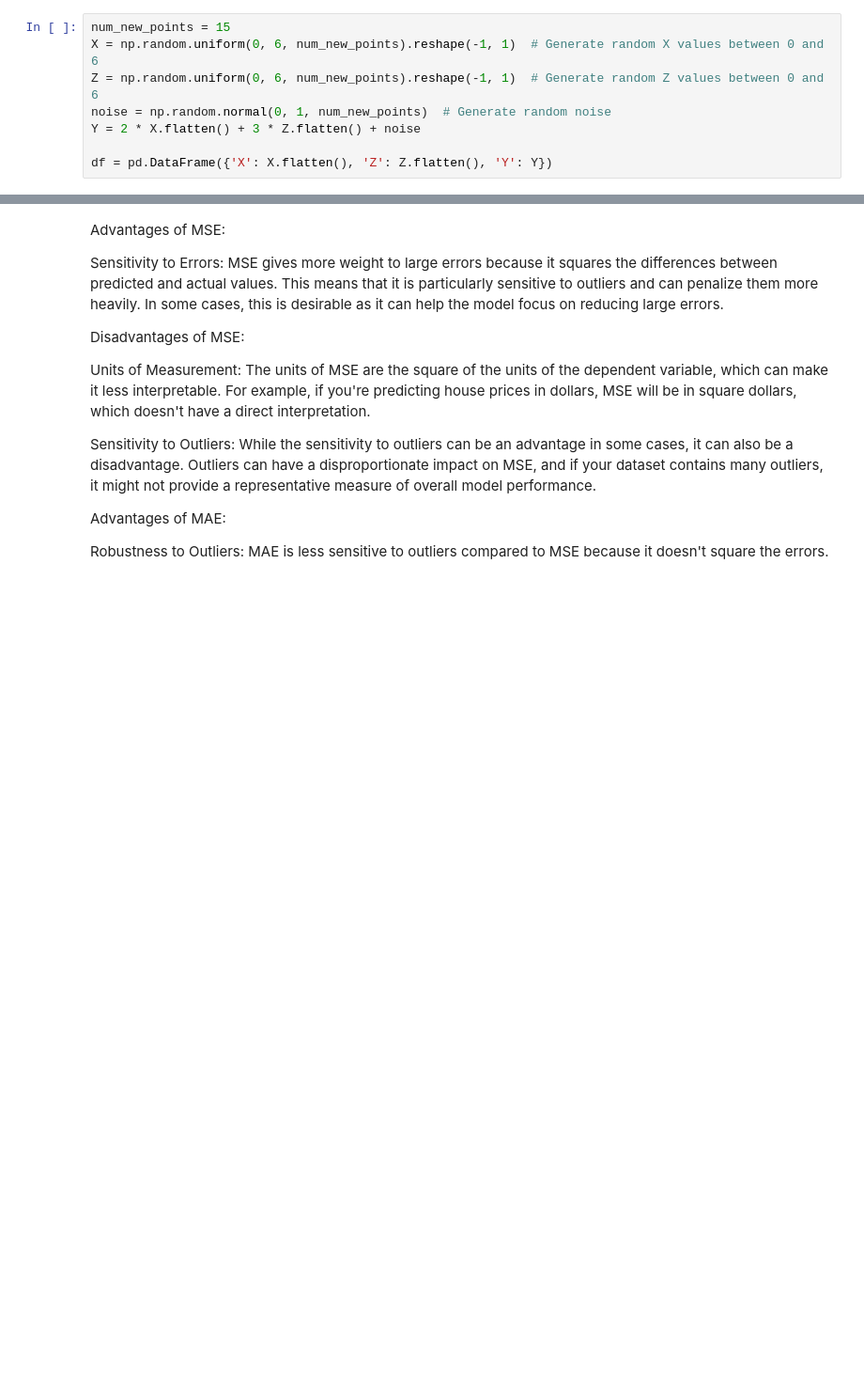
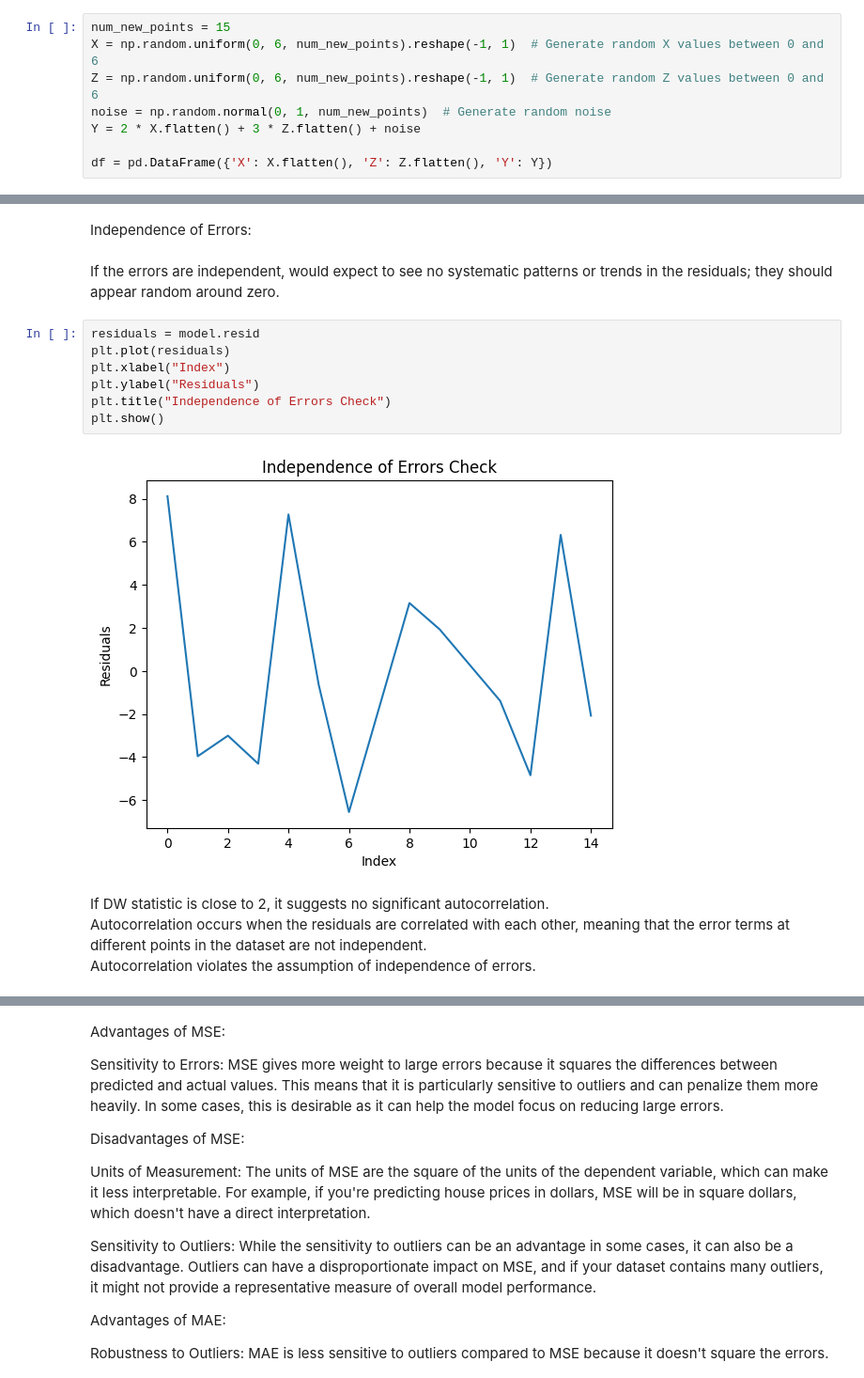
Before and after one commit to ChopinNo3Op9/Data-Analysis, a Jupyter notebook: linear_regression.ipynb, the cells around one changed output, grey strips where cells are left out. Shown at 94% size. Saved outputs shown, nothing was run; the diff lists cells and outputs as text; blank space fills up the shorter version.

```diff
--- a/linear_regression.ipynb
+++ b/linear_regression.ipynb
@@ -104,0 +136,17 @@ Notes:
+# %% [markdown]
+Independence of Errors:
+# %% [markdown]
+If the errors are independent, would expect to see no systematic patterns or trends in the residuals; they should appear random around zero.
+# %%
+residuals = model.resid
+plt.plot(residuals)
+plt.xlabel("Index")
+plt.ylabel("Residuals")
+plt.title("Independence of Errors Check")
+plt.show()
+# %% [output]
+[figure, added]
+# %% [markdown]
+If DW statistic is close to 2, it suggests no significant autocorrelation.
+Autocorrelation occurs when the residuals are correlated with each other, meaning that the error terms at different points in the dataset are not independent.
+Autocorrelation violates the assumption of independence of errors.
```
Also changed, not shown: parts of 34 cells of this notebook, 1 other file.
